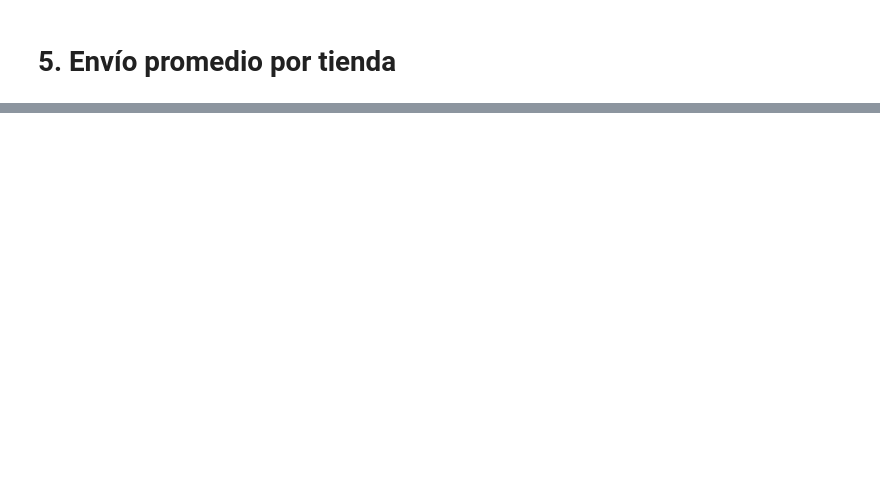
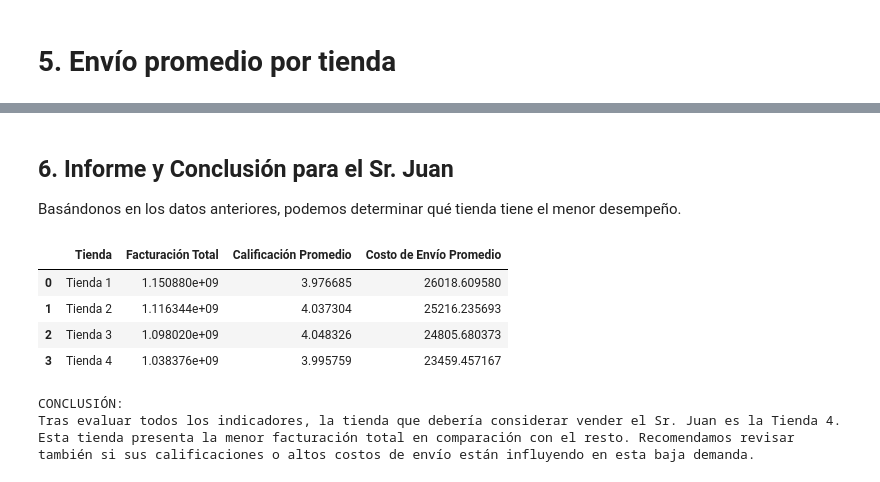
Before and after one commit to mr-tengu/ChallengeAluraPythonDataScience, a Jupyter notebook: AluraStoreLatam.ipynb, the cells around one changed output, grey strips where cells are left out. Cells and saved outputs as stored; diff of their text form; code cells hidden in the pictures; blank space fills up the shorter version.

Commit message:
Feat: Enhance analysis sections with detailed markdown descriptions and update execution counts in AluraStoreLatam notebook

```diff
--- a/AluraStoreLatam.ipynb
+++ b/AluraStoreLatam.ipynb
@@ -81,0 +84,7 @@ Name: count, dtype: int64
+# %%
+calificacion = {}
+for nombre, df in tiendas.items():
+    calificacion[nombre] = df['Calificación'].mean()
+
+calificacion_df = pd.DataFrame(list(calificacion.items()), columns=['Tienda', 'Calificación Promedio']).sort_values('Calificación Promedio', ascending=False)
+display(calificacion_df)
@@ -83,0 +101,9 @@ Name: count, dtype: int64
+# %%
+for nombre, df in tiendas.items():
+    print(f"--- {nombre} ---")
+    ventas_prod = df['Producto'].value_counts()
+    print("Más vendidos:")
+    display(ventas_prod.head(3))
+    print("Menos vendidos:")
+    display(ventas_prod.tail(3))
+    print("\n")
@@ -85,0 +155,7 @@ Name: count, dtype: int64
+# %%
+envio = {}
+for nombre, df in tiendas.items():
+    envio[nombre] = df['Costo de envío'].mean()
+
+envio_df = pd.DataFrame(list(envio.items()), columns=['Tienda', 'Costo de Envío Promedio']).sort_values('Costo de Envío Promedio', ascending=True)
+display(envio_df)
@@ -85,0 +168,21 @@ Name: count, dtype: int64
+# %% [markdown]
+## 6. Informe y Conclusión para el Sr. Juan
+Basándonos en los datos anteriores, podemos determinar qué tienda tiene el menor desempeño.
+# %%
+resumen = facturacion_df.merge(calificacion_df, on='Tienda').merge(envio_df, on='Tienda')
+display(resumen)
+
+# La tienda con menor facturación:
+peor_tienda = resumen.iloc[-1]['Tienda']
+print(f"\nCONCLUSIÓN:")
+print(f"Tras evaluar todos los indicadores, la tienda que debería considerar vender el Sr. Juan es la {peor_tienda}.")
+print(f"Esta tienda presenta la menor facturación total en comparación con el resto. Recomendamos revisar también si sus calificaciones o altos costos de envío están influyendo en esta baja demanda.")
+# %% [output]
+|  | Tienda | Facturación Total | Calificación Promedio | Costo de Envío Promedio |
+| 0 | Tienda 1 | 1.150880e+09 | 3.976685 | 26018.609580 |
+| 1 | Tienda 2 | 1.116344e+09 | 4.037304 | 25216.235693 |
+| 2 | Tienda 3 | 1.098020e+09 | 4.048326 | 24805.680373 |
+| 3 | Tienda 4 | 1.038376e+09 | 3.995759 | 23459.457167 |
+CONCLUSIÓN:
+Tras evaluar todos los indicadores, la tienda que debería considerar vender el Sr. Juan es la Tienda 4.
+Esta tienda presenta la menor facturación total en comparación con el resto. Recomendamos revisar también si sus calificaciones o altos costos de envío están influyendo en esta baja demanda.
```
Also changed, not shown: parts of 6 cells of this notebook.
